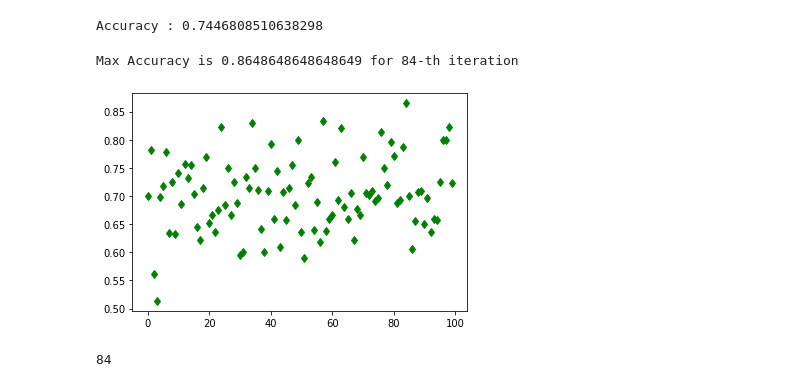
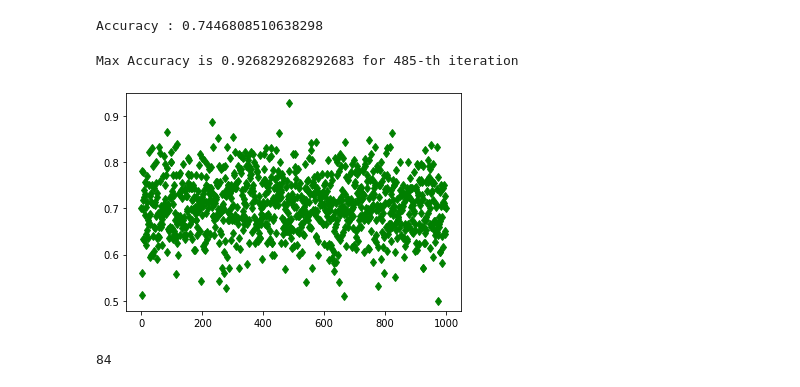
Before and after one commit to souvik0306/ML-Coursera, a Jupyter notebook: Wine Quality/Scikit-learn.ipynb, the cells around one changed output. Drawn from its saved outputs; the diff is of its cells as text; code cells hidden in the pictures.

Commit message:
Max Accuracy

```diff
--- a/Wine Quality/Scikit-learn.ipynb
+++ b/Wine Quality/Scikit-learn.ipynb
@@ -152,22 +152,22 @@ Accuracy : 0.7446808510638298
 # %%
 Total_Acc = []
 Dictionart_Score = {}
-for i in range(100):
+for i in range(1000):
     X_train,X_test,y_train,y_test = train_test_split(X,y,test_size=0.2,random_state=i,shuffle=True) #randomly selecting which one's to use
     sc = StandardScaler()
     X_train = sc.fit_transform(X_train)
     X_test = sc.transform(X_test)
     clf = svm.SVC()
     clf.fit(X_train,y_train)
     clf_pred = clf.predict(X_test)
     Accuracy = confusion_matrix(y_test,clf_pred)[1][0]/sum(confusion_matrix(y_test,clf_pred)[1])
     # print(f"Accuracy : {Accuracy} for {i}th interation")
     plt.plot(i,Accuracy,'gd')
     Total_Acc.append(Accuracy)
 print(f"Max Accuracy is {max(Total_Acc)} for {Total_Acc.index(max(Total_Acc))}-th iteration")
 # %% [output]
-Max Accuracy is 0.8648648648648649 for 84-th iteration
+Max Accuracy is 0.926829268292683 for 485-th iteration
-[figure, old version]
+[figure, new version]
 # %%
 Total_Acc.index(0.8648648648648649)
 # %% [output]
```
Also changed, not shown: 1 other file.
